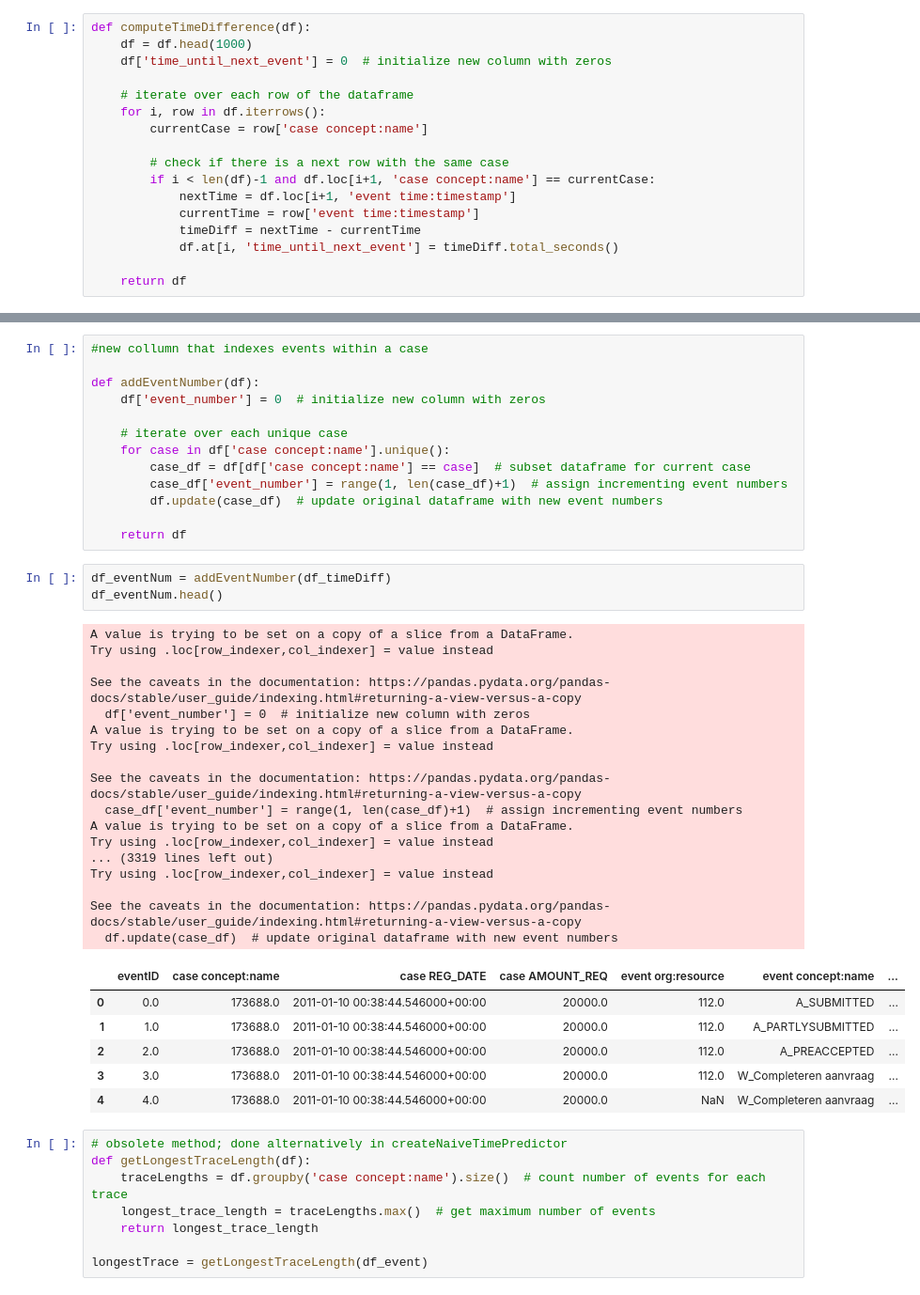
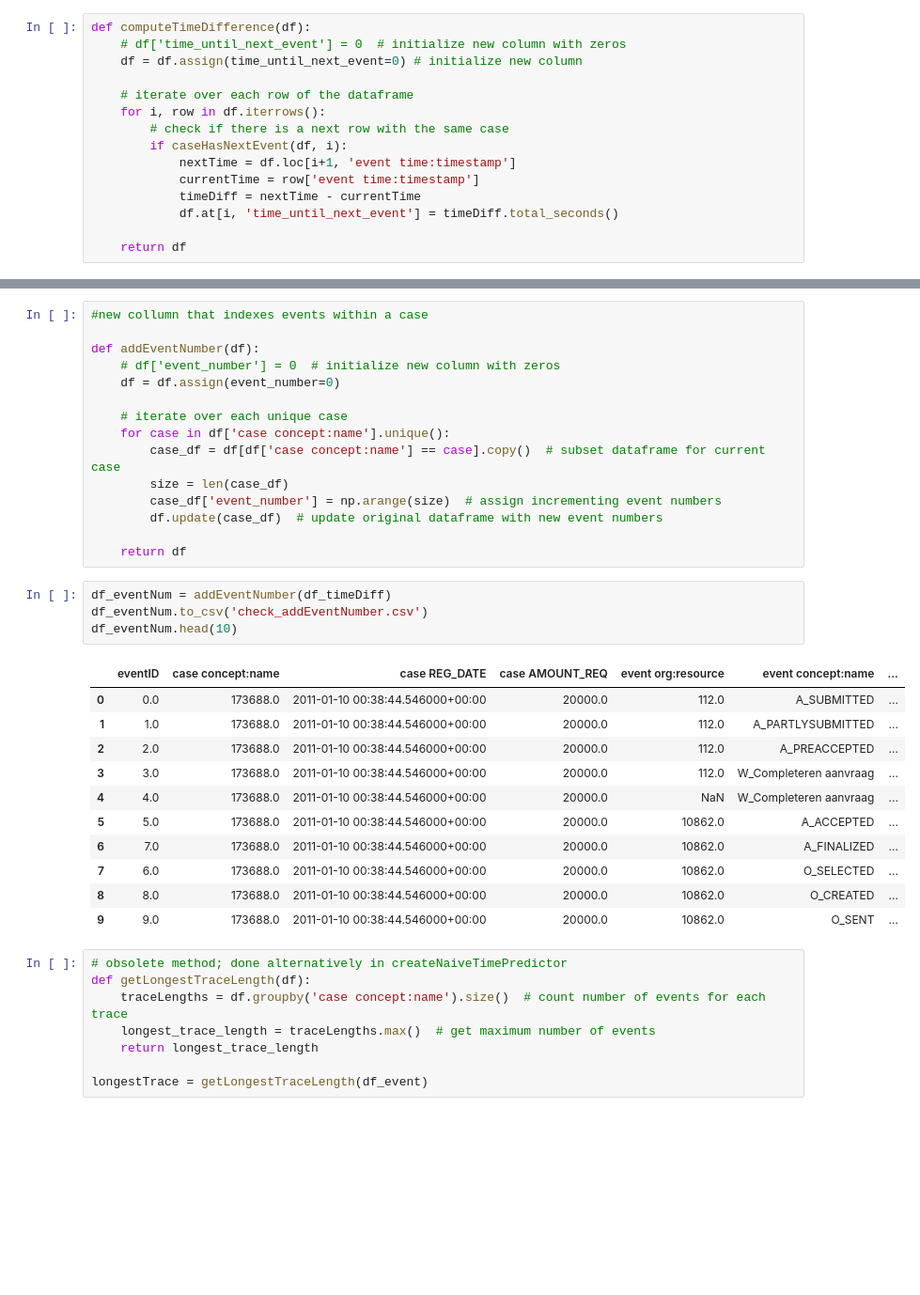
Before and after one commit to yuhsuanlintue/2IOI0_G6, a Jupyter notebook: Jnote.ipynb, the cells around one changed output, grey strips where cells are left out. Shown at 94% size. Cells and saved outputs as stored; diff of their text form; blank space fills up the shorter version.

```diff
--- a/Jnote.ipynb
+++ b/Jnote.ipynb
@@ -112,14 +67,12 @@ event_log.head()
 # %%
 def computeTimeDifference(df):
-    df = df.head(1000)
-    df['time_until_next_event'] = 0  # initialize new column with zeros
+    # df['time_until_next_event'] = 0  # initialize new column with zeros
+    df = df.assign(time_until_next_event=0) # initialize new column
 
     # iterate over each row of the dataframe
     for i, row in df.iterrows():
-        currentCase = row['case concept:name']
-
         # check if there is a next row with the same case
-        if i < len(df)-1 and df.loc[i+1, 'case concept:name'] == currentCase:
+        if caseHasNextEvent(df, i):
             nextTime = df.loc[i+1, 'event time:timestamp']
             currentTime = row['event time:timestamp']
             timeDiff = nextTime - currentTime
@@ -145,42 +94,33 @@ See the caveats in the documentation: https://pandas.pydata.org/pandas-docs/stab
 #new collumn that indexes events within a case
 
 def addEventNumber(df):
-    df['event_number'] = 0  # initialize new column with zeros
+    # df['event_number'] = 0  # initialize new column with zeros
+    df = df.assign(event_number=0)
 
     # iterate over each unique case
     for case in df['case concept:name'].unique():
-        case_df = df[df['case concept:name'] == case]  # subset dataframe for current case
-        case_df['event_number'] = range(1, len(case_df)+1)  # assign incrementing event numbers
+        case_df = df[df['case concept:name'] == case].copy()  # subset dataframe for current case
+        size = len(case_df)
+        case_df['event_number'] = np.arange(size)  # assign incrementing event numbers
         df.update(case_df)  # update original dataframe with new event numbers
 
     return df
 # %%
 df_eventNum = addEventNumber(df_timeDiff)
-df_eventNum.head()
+df_eventNum.to_csv('check_addEventNumber.csv')
+df_eventNum.head(10)
 # %% [output]
-A value is trying to be set on a copy of a slice from a DataFrame.
-Try using .loc[row_indexer,col_indexer] = value instead
-
-See the caveats in the documentation: https://pandas.pydata.org/pandas-docs/stable/user_guide/indexing.html#returning-a-view-versus-a-copy
-  df['event_number'] = 0  # initialize new column with zeros
-A value is trying to be set on a copy of a slice from a DataFrame.
-Try using .loc[row_indexer,col_indexer] = value instead
-
-See the caveats in the documentation: https://pandas.pydata.org/pandas-docs/stable/user_guide/indexing.html#returning-a-view-versus-a-copy
-  case_df['event_number'] = range(1, len(case_df)+1)  # assign incrementing event numbers
-A value is trying to be set on a copy of a slice from a DataFrame.
-Try using .loc[row_indexer,col_indexer] = value instead
-... (3319 lines left out)
-Try using .loc[row_indexer,col_indexer] = value instead
-
-See the caveats in the documentation: https://pandas.pydata.org/pandas-docs/stable/user_guide/indexing.html#returning-a-view-versus-a-copy
-  df.update(case_df)  # update original dataframe with new event numbers
 |  | eventID | case concept:name | case REG_DATE | case AMOUNT_REQ | event org:resource | event concept:name | ... |
 | 0 | 0.0 | 173688.0 | 2011-01-10 00:38:44.546000+00:00 | 20000.0 | 112.0 | A_SUBMITTED | ... |
 | 1 | 1.0 | 173688.0 | 2011-01-10 00:38:44.546000+00:00 | 20000.0 | 112.0 | A_PARTLYSUBMITTED | ... |
 | 2 | 2.0 | 173688.0 | 2011-01-10 00:38:44.546000+00:00 | 20000.0 | 112.0 | A_PREACCEPTED | ... |
 | 3 | 3.0 | 173688.0 | 2011-01-10 00:38:44.546000+00:00 | 20000.0 | 112.0 | W_Completeren aanvraag | ... |
 | 4 | 4.0 | 173688.0 | 2011-01-10 00:38:44.546000+00:00 | 20000.0 | NaN | W_Completeren aanvraag | ... |
+| 5 | 5.0 | 173688.0 | 2011-01-10 00:38:44.546000+00:00 | 20000.0 | 10862.0 | A_ACCEPTED | ... |
+| 6 | 7.0 | 173688.0 | 2011-01-10 00:38:44.546000+00:00 | 20000.0 | 10862.0 | A_FINALIZED | ... |
+| 7 | 6.0 | 173688.0 | 2011-01-10 00:38:44.546000+00:00 | 20000.0 | 10862.0 | O_SELECTED | ... |
+| 8 | 8.0 | 173688.0 | 2011-01-10 00:38:44.546000+00:00 | 20000.0 | 10862.0 | O_CREATED | ... |
+| 9 | 9.0 | 173688.0 | 2011-01-10 00:38:44.546000+00:00 | 20000.0 | 10862.0 | O_SENT | ... |
 # %%
 # obsolete method; done alternatively in createNaiveTimePredictor
 def getLongestTraceLength(df):
```
Also changed, not shown: parts of 16 cells of this notebook, 4 other files.
